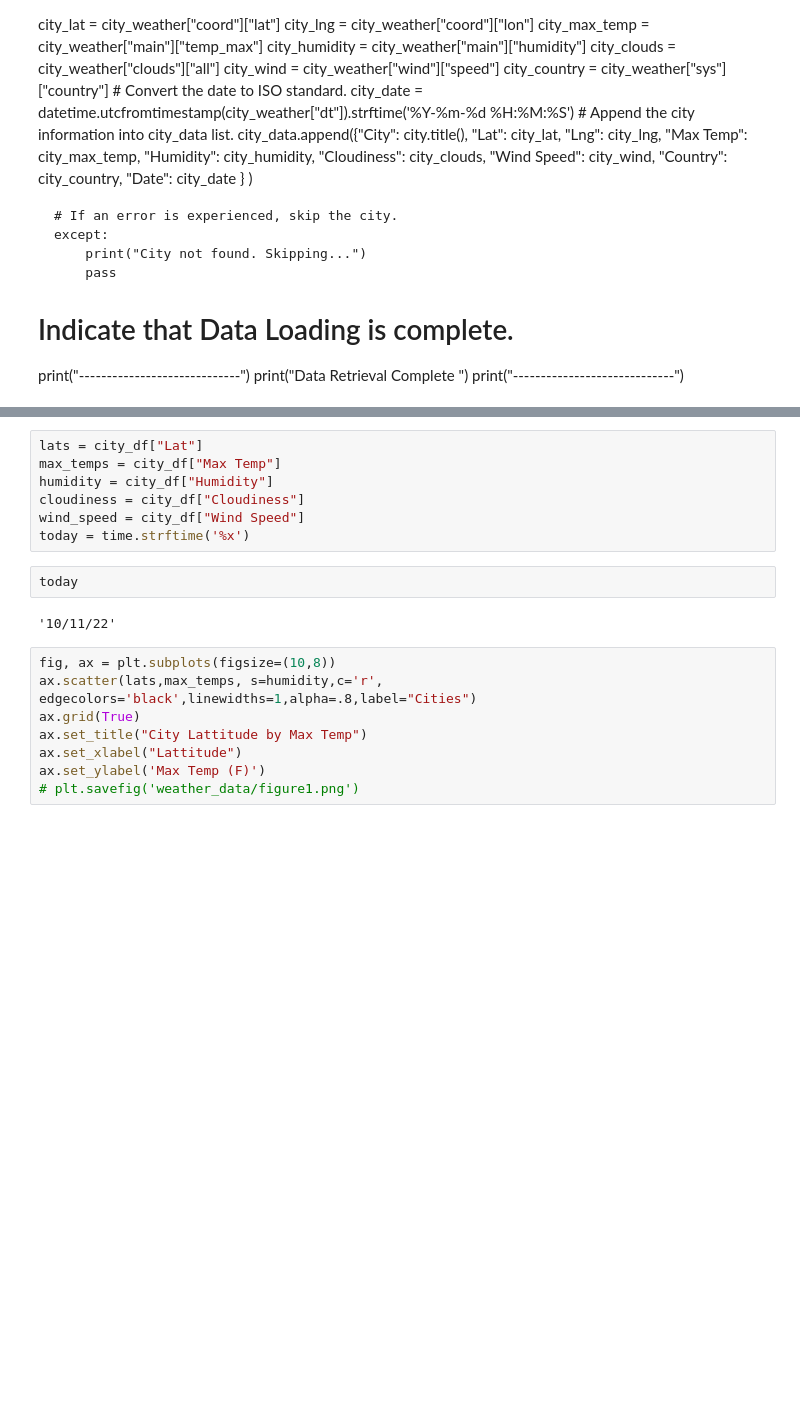
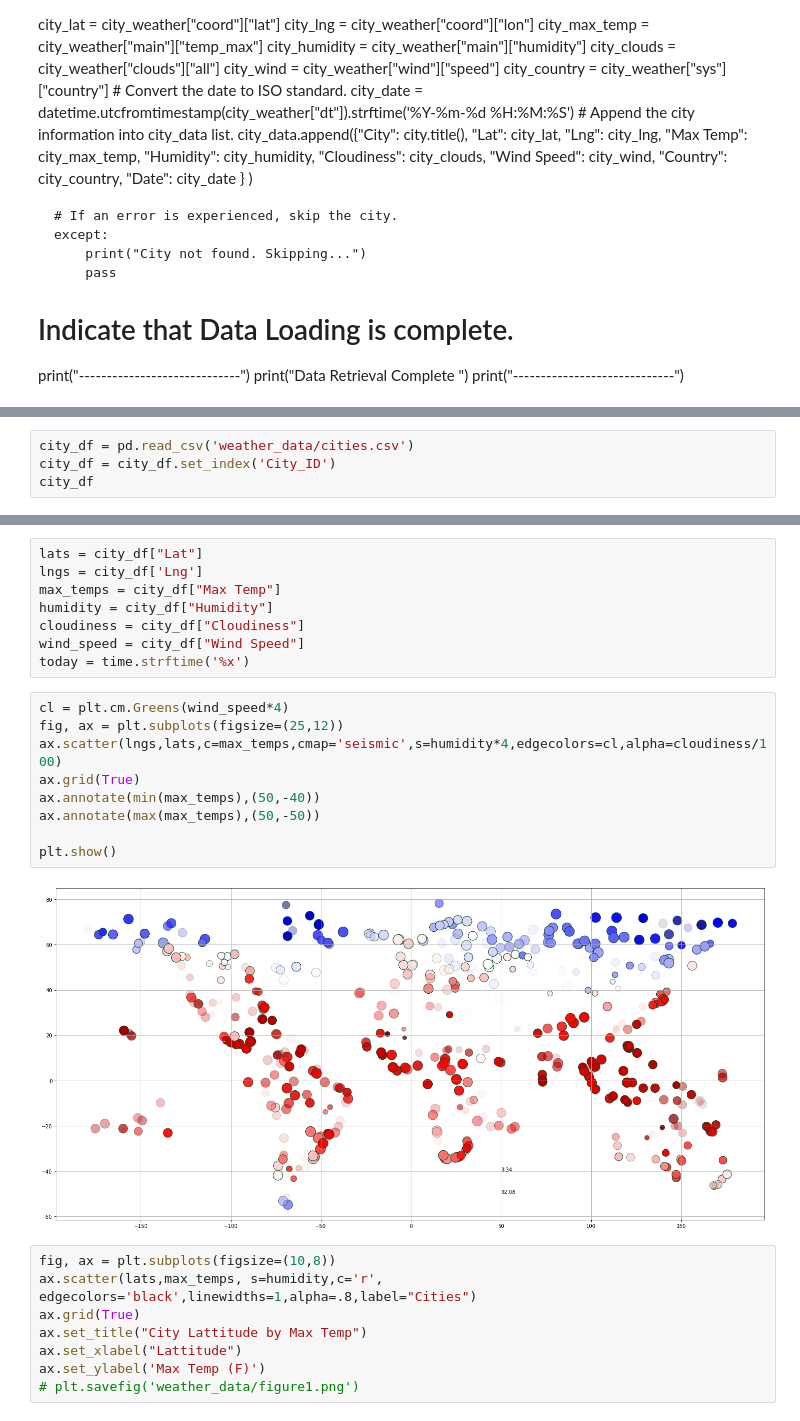
Before and after one commit to LJD0/World_Weather_Analysis, a Jupyter notebook: WeatherPy.ipynb, the cells around one changed output, grey strips where cells are left out. Cells and saved outputs as stored; diff of their text form; blank space fills up the shorter version.

Commit message:
6.4 last Commit added plots and linear regression

```diff
--- a/WeatherPy.ipynb
+++ b/WeatherPy.ipynb
@@ -119,0 +90,4 @@ city_df.to_csv(output_data_file, index_label="City_ID")
+# %%
+city_df = pd.read_csv('weather_data/cities.csv')
+city_df = city_df.set_index('City_ID')
+city_df
@@ -120,14 +109,22 @@ city_df.to_csv(output_data_file, index_label="City_ID")
 # %%
 lats = city_df["Lat"]
+lngs = city_df['Lng']
 max_temps = city_df["Max Temp"]
 humidity = city_df["Humidity"]
 cloudiness = city_df["Cloudiness"]
 wind_speed = city_df["Wind Speed"]
 today = time.strftime('%x')
-# %%
-today
-# %% [output]
-'10/11/22'
+# %%
+cl = plt.cm.Greens(wind_speed*4)
+fig, ax = plt.subplots(figsize=(25,12))
+ax.scatter(lngs,lats,c=max_temps,cmap='seismic',s=humidity*4,edgecolors=cl,alpha=cloudiness/100)
+ax.grid(True)
+ax.annotate(min(max_temps),(50,-40))
+ax.annotate(max(max_temps),(50,-50))
+
+plt.show()
+# %% [output]
+[figure, added]
 # %%
 fig, ax = plt.subplots(figsize=(10,8))
 ax.scatter(lats,max_temps, s=humidity,c='r', edgecolors='black',linewidths=1,alpha=.8,label="Cities")
```
Also changed, not shown: parts of 22 cells of this notebook.
